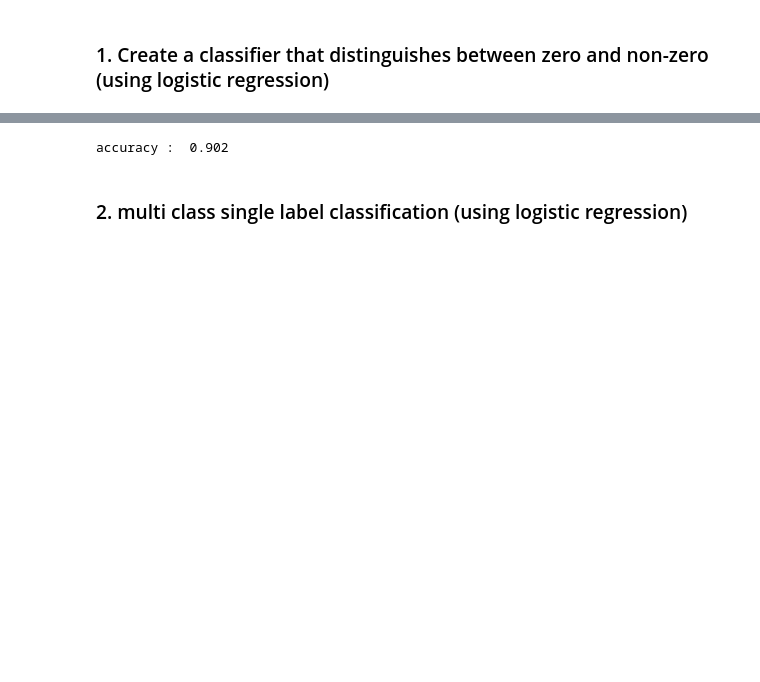
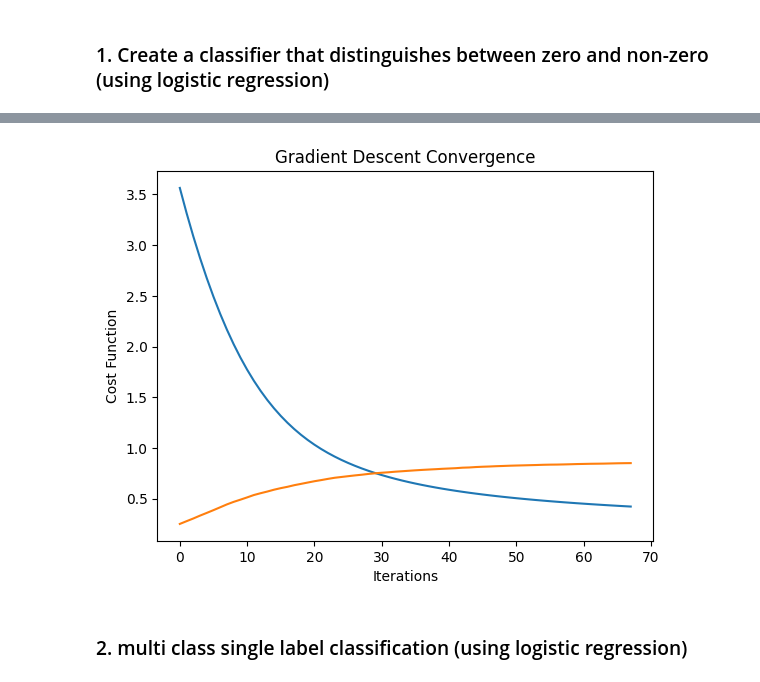
Before and after one commit to YangDongJae/ML, a Jupyter notebook: KOREATECH/assign03/my.ipynb, the cells around one changed output, grey strips where cells are left out. Drawn from its saved outputs; the diff is of its cells as text; code cells hidden in the pictures; blank space fills up the shorter version.

```diff
--- a/KOREATECH/assign03/my.ipynb
+++ b/KOREATECH/assign03/my.ipynb
@@ -76,4 +87,4 @@ def CrossEntropyLoss(w, X, y) :
     preds = 1 / (1+np.exp(-X.dot(w)))
     loss = np.sum(-y*np.log(preds+delta)-(1-y)*np.log(1-preds+delta))/len(preds)
 
-    return loss
+    return loss , preds
@@ -83,3 +91,27 @@ def sigmoid(z):
+# %%
+# eval (accuracy)
+
+def eval(idx, w) :
+    """_summary_
+
+    Args:
+        idx : target_number
+        w : parameter
+    """
+    test_X = test_raw_img.astype('float')/255
+    test_X = test_X.reshape(len(test_X.squeeze()), -1)
+    test_X = np.insert(test_X, 0, 1, axis=1) # + bias
+
+    test_y = np.where(test_label==idx, 1 ,0)
+    test_y = test_y.reshape(len(test_y.squeeze()), -1)
+
+    preds = 1/(1+np.exp(-test_X.dot(w)))
+    result = np.where(preds>0.5, 1, 0)
+
+    acc = np.sum(np.where(result==test_y, True, False))/len(preds)
+
+    return acc
+    # print('accuracy : ', acc)
 # %%
 # train
 
@@ -127,5 +164,4 @@ def train(X, y) :
 # %%
 # save weight
-
-w = train(train_X, train_y)
+w,J_history, ACC_history = train(train_X, train_y, 0)
 # %% [output]
@@ -134,28 +185,12 @@ ValueError: non-broadcastable output operand with shape (785,1) doesn't match th
-# %%
-# eval (accuracy)
-
-def eval(idx, w) :
-    """_summary_
-
-    Args:
-        idx : target_number
-        w : parameter
-    """
-    test_X = test_raw_img.astype('float')/255
-    test_X = test_X.reshape(len(test_X.squeeze()), -1)
-    test_X = np.insert(test_X, 0, 1, axis=1) # + bias
-
-    test_y = np.where(test_label==idx, 1 ,0)
-    test_y = test_y.reshape(len(test_y.squeeze()), -1)
-
-    preds = 1/(1+np.exp(-test_X.dot(w)))
-    result = np.where(preds>0.5, 1, 0)
-
-    acc = np.sum(np.where(result==test_y, True, False))/len(preds)
-    print('accuracy : ', acc)
-
-eval(idx=0, w=test_w)
-# %% [output]
-accuracy :  0.902
+# %%
+# Plot the cost function vs. iterations to check for convergence
+plt.plot(J_history, label='Cost Function')
+plt.plot(ACC_history, label='Accuracy')
+plt.xlabel('Iterations')
+plt.ylabel('Cost Function')
+plt.title('Gradient Descent Convergence')
+plt.show()
+# %% [output]
+[figure, added]
 # %% [markdown]
 ### 2. multi class single label classification (using logistic regression)
```
Also changed, not shown: parts of 22 cells of this notebook, 12 other files.
